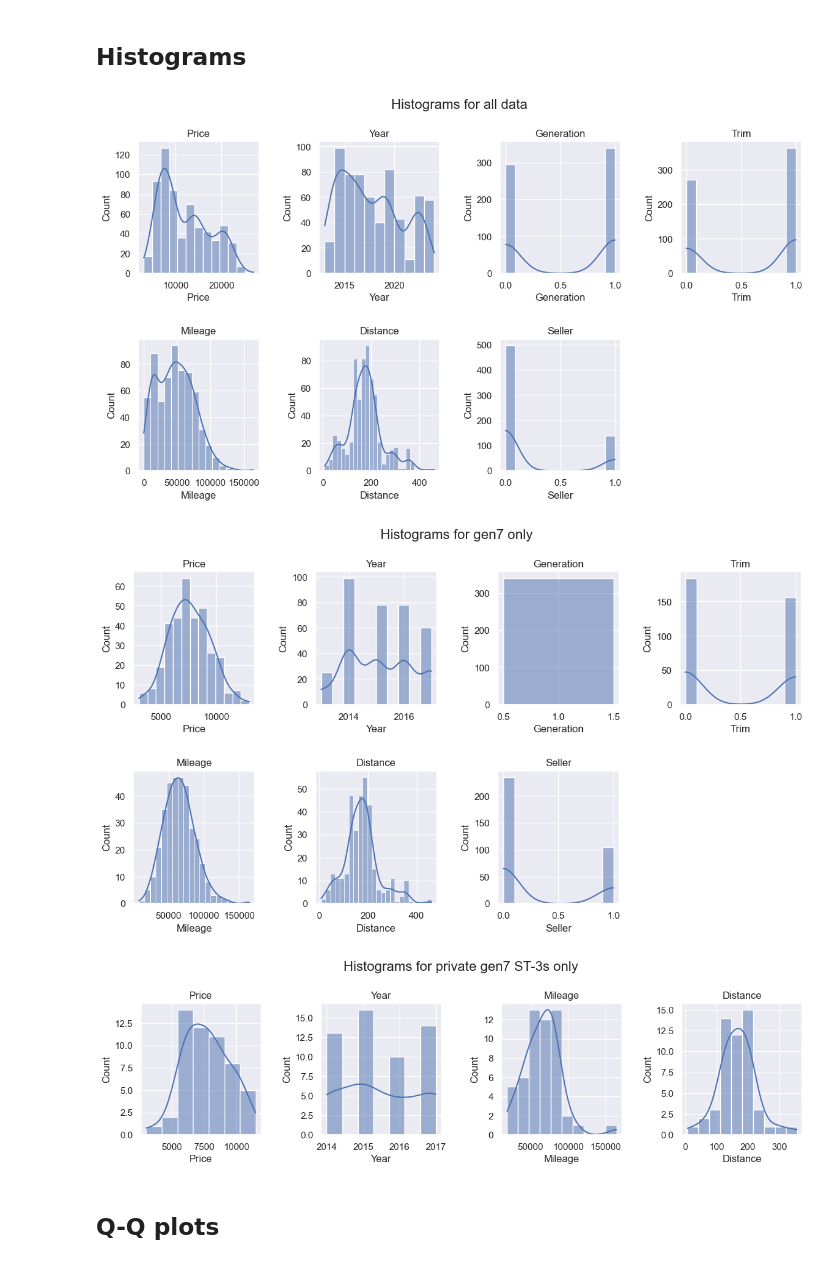
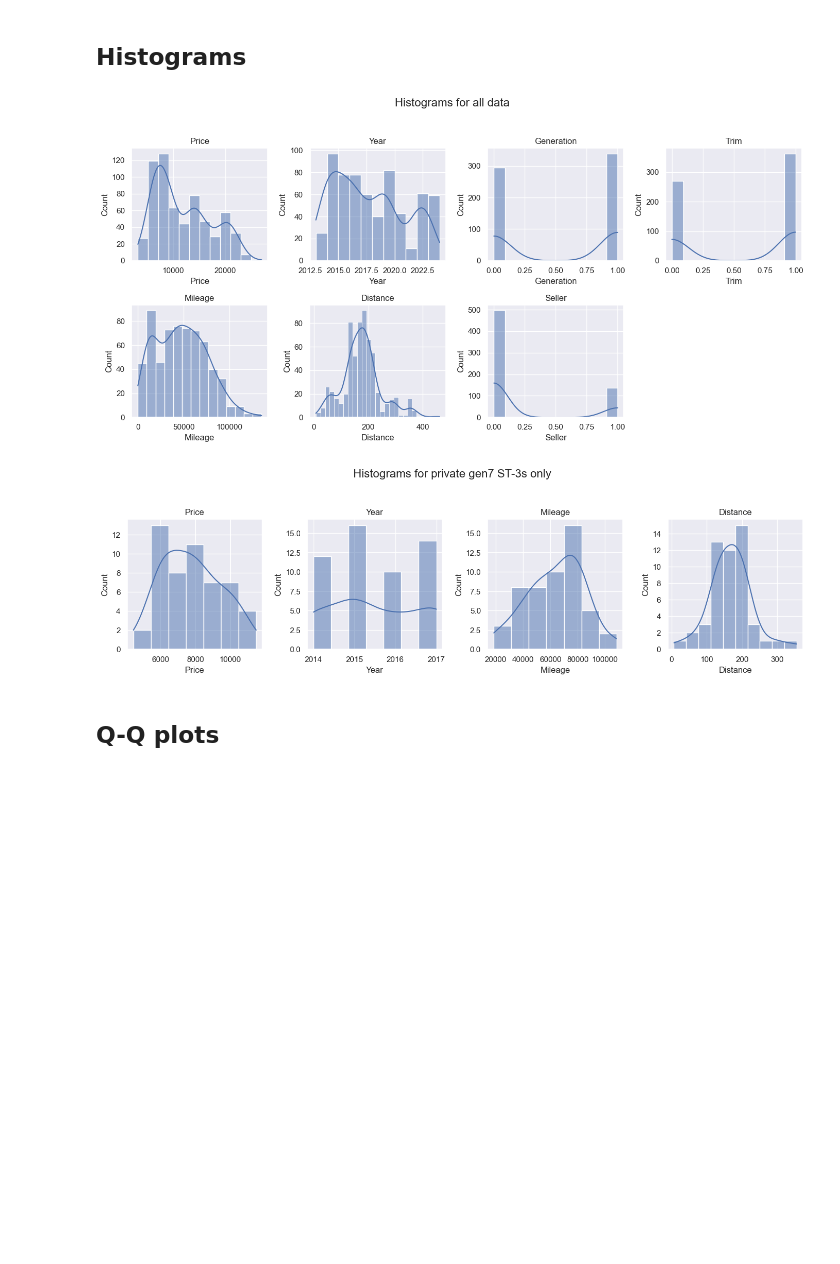
Before and after one commit to jamesdeluk/data-projects, a Jupyter notebook: st.ipynb, the cells around one changed output. Drawn from its saved outputs; the diff is of its cells as text; code cells hidden in the pictures; blank space fills up the shorter version.

```diff
--- a/st.ipynb
+++ b/st.ipynb
@@ -251,4 +278,0 @@ dtype: int64
-# %%
-# Remove my car
-data.drop(index=0, inplace=True)
-display(data.head())
@@ -283,12 +304,15 @@ data.describe(include='all')
 # %%
-# Fix outliers by manually checking raw data
+# Fixed outlier values come from manually checking raw data
 
 data[data['Year']==1100]
-data.loc[18, 'Year'] = 2020
+data.loc[17, 'Year'] = 2020
 
 data[data['Year']==2025]
-data.loc[81, 'Year'] = 2016
-data.loc[111, 'Year'] = 2019
+data.loc[80, 'Year'] = 2016
+data.loc[110, 'Year'] = 2019
 
-data.describe(include='all')
+data['Mileage'].sort_values().tail()
+data.drop(index=53, inplace=True)
+
+boxplot_all_columns(data, 'all data')
 # %% [output]
@@ -378,12 +394,11 @@ plot_price_vs_gen7('Distance')
 ## Histograms
 # %%
 histogram_all_columns(data, 'all data')
-histogram_all_columns(gen7_data, 'gen7 only')
+# histogram_all_columns(gen7_data, 'gen7 only')
 histogram_all_columns(gen7_st3_private_data_dropped, 'private gen7 ST-3s only')
 # %% [output]
-[figure, old version]
+[figure, new version]
-[figure, old version]
+[figure, new version]
-[figure, removed]
 # %% [markdown]
 ## Q-Q plots
 # %%
```
Also changed, not shown: parts of 9 cells of this notebook, 2 other files.
